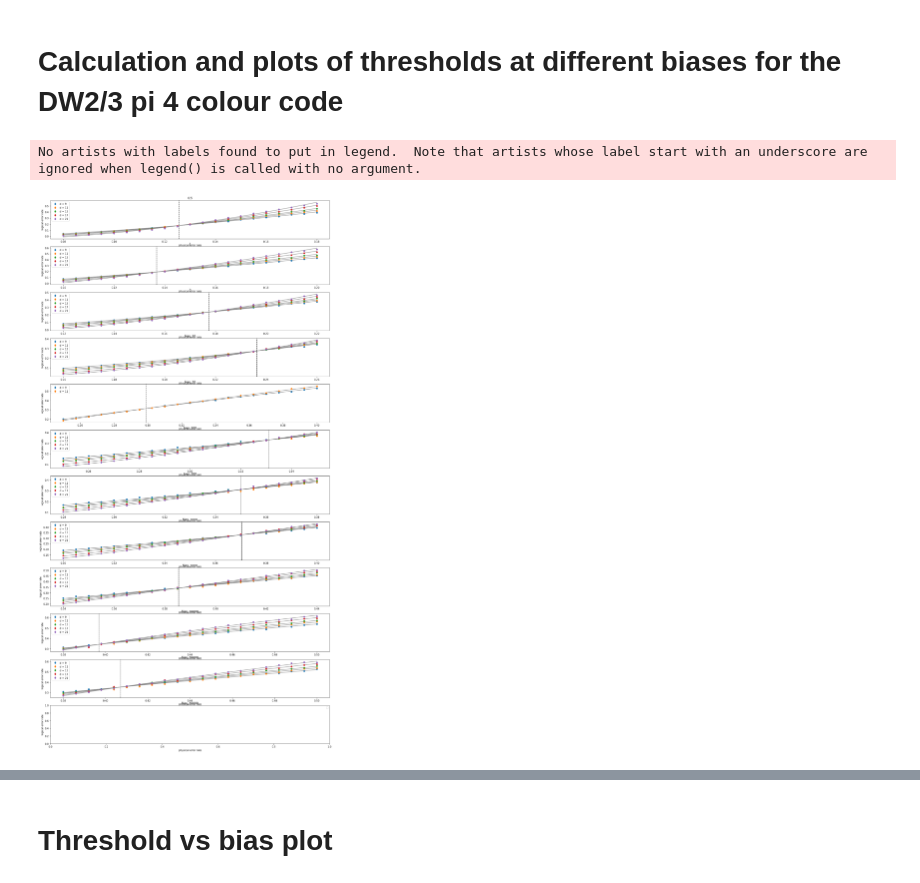
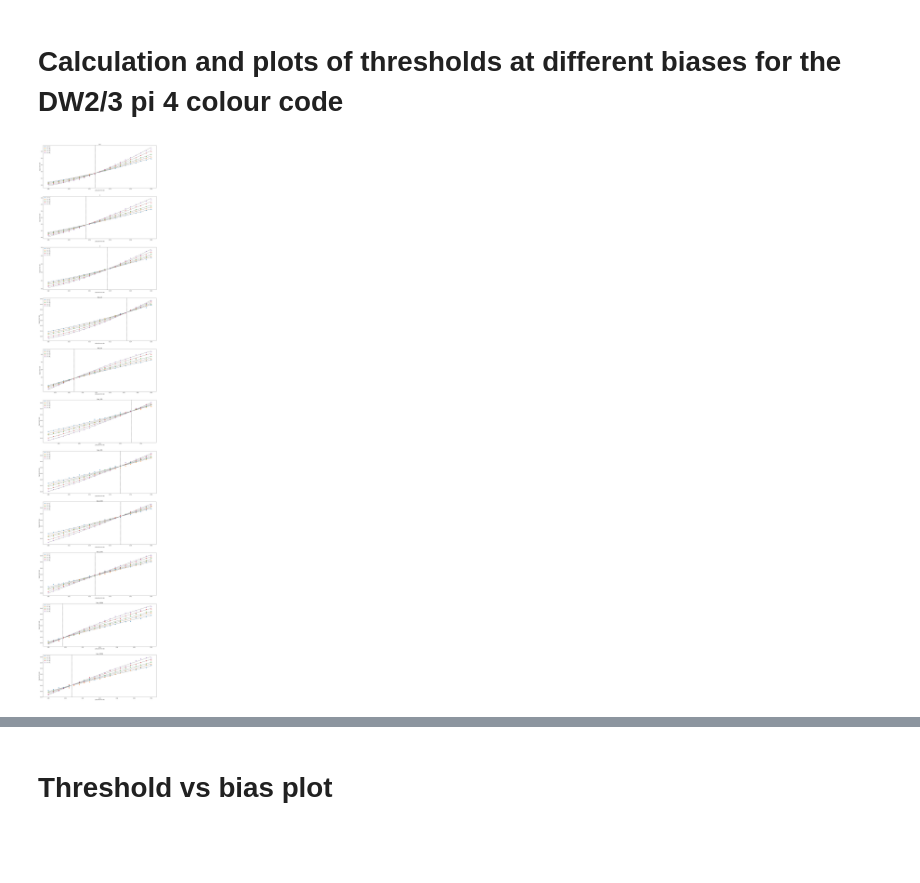
Before and after one commit to peter-janderks/restriction_decoder_domain_wall_colour_code, a Jupyter notebook: create_threshold_plot.ipynb, the cells around one changed output, grey strips where cells are left out. Saved outputs shown, nothing was run; the diff lists cells and outputs as text; code cells hidden in the pictures; blank space fills up the shorter version.

Commit message:
add comments and organize plotting notebook

```diff
--- a/create_threshold_plot.ipynb
+++ b/create_threshold_plot.ipynb
@@ -156,21 +153,19 @@ def calculate_threshold(code_dict, min_distance=1, max_distance=100, distances=
 # %% [markdown]
 # Calculation and plots of thresholds at different biases for the DW2/3 pi 4 colour code
 # %%
-fig, axs = plt.subplots(nrows=12,figsize=(20,40))
+fig, axs = plt.subplots(nrows=11,figsize=(20,100))
 cc_thresholds = dict()
 
 cc_thresholds[0.5] = calculate_threshold(colour_code_data[0.5],ax=axs[0],min_distance=7,title='0.5', calculate_threshold=True)
 cc_thresholds[1] = calculate_threshold(colour_code_data[1],ax=axs[1],min_distance=7,title='1',calculate_threshold=True)
 cc_thresholds[3] = calculate_threshold(colour_code_data[3],ax=axs[2],min_distance=7,title='3',calculate_threshold=True)
 cc_thresholds[10]=calculate_threshold(colour_code_data[10],ax=axs[3],min_distance=7,title='bias_' + str(10),calculate_threshold=True)
 cc_thresholds[30] = calculate_threshold(colour_code_data[30],ax=axs[4],min_distance=7,title='bias_' + str(30),calculate_threshold=True)
 cc_thresholds[100] = calculate_threshold(colour_code_data[100],ax=axs[5],min_distance=7,title='bias_' + str(100),calculate_threshold=True)
 cc_thresholds[301] = calculate_threshold(colour_code_data[300],ax=axs[6],min_distance=7,title='bias_' + str(300),calculate_threshold=True)
 cc_thresholds[1001] = calculate_threshold(colour_code_data[1000],ax=axs[7],min_distance=7,title='bias_' + str(1000),calculate_threshold=True)
 cc_thresholds[3001] = calculate_threshold(colour_code_data[3000],ax=axs[8],min_distance=7,title='bias_' + str(1000),calculate_threshold=True)
 cc_thresholds[10000] = calculate_threshold(colour_code_data[10000],ax=axs[9],min_distance=7,title='bias_' + str(10000),calculate_threshold=True)
 cc_thresholds[30000] = calculate_threshold(colour_code_data[30000],ax=axs[10],min_distance=7,title='bias_' + str(30000),calculate_threshold=True)
-calculate_threshold(colour_code_data['infty'],ax=axs[11],title='bias_' + str(30000),calculate_threshold=False)
 # %% [output]
-No artists with labels found to put in legend.  Note that artists whose label start with an underscore are ignored when legend() is called with no argument.
-[figure, old version]
+[figure, new version]
```
Also changed, not shown: parts of 8 cells of this notebook, 11 other files.
